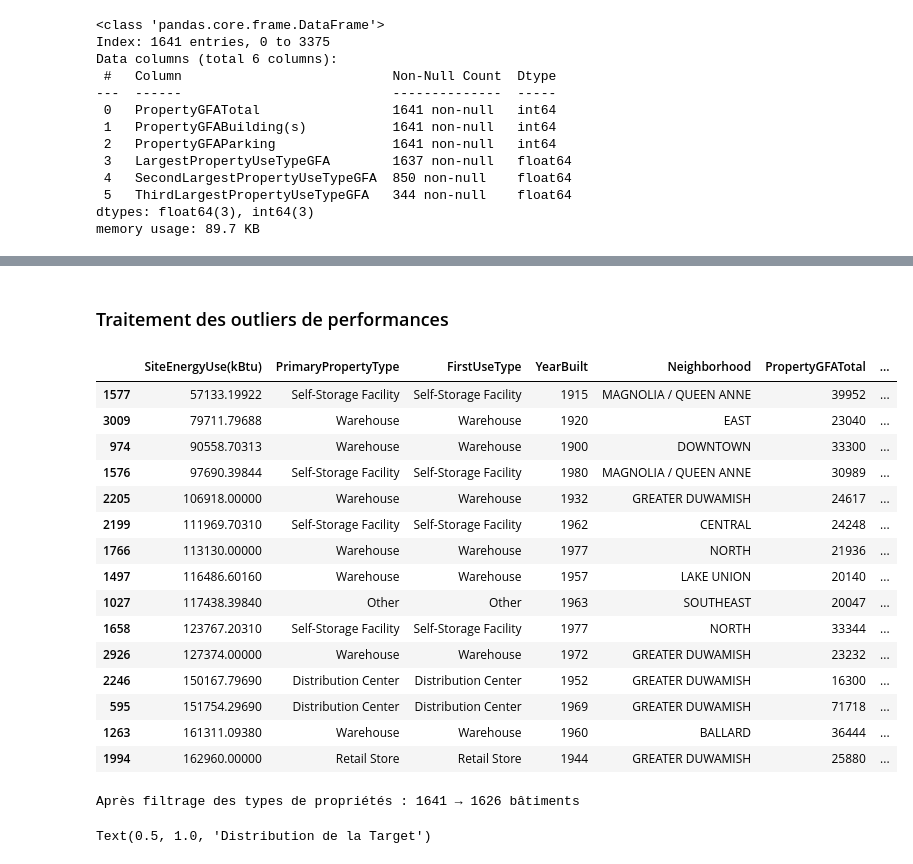
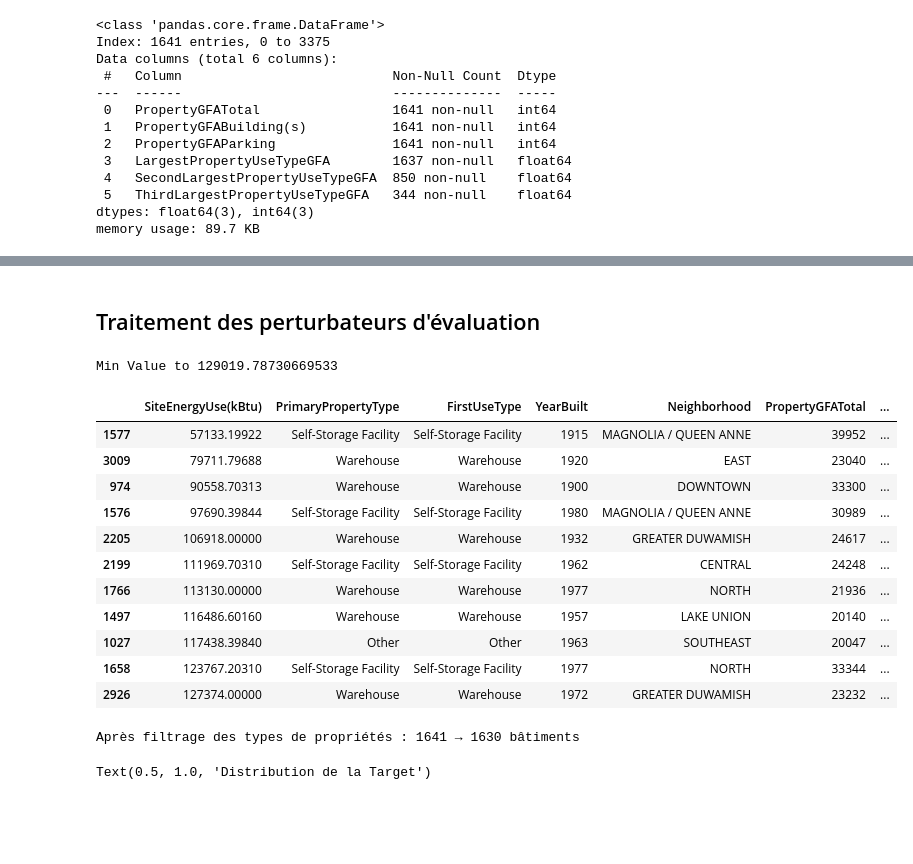
Before and after one commit to day811/OCDE-P6, a Jupyter notebook: modelistation_supervisee_EDA.ipynb, the cells around one changed output, grey strips where cells are left out. Saved outputs shown, nothing was run; the diff lists cells and outputs as text; code cells hidden in the pictures; blank space fills up the shorter version.

```diff
--- a/modelistation_supervisee_EDA.ipynb
+++ b/modelistation_supervisee_EDA.ipynb
@@ -367,10 +367,10 @@ memory usage: 89.7 KB
 # %%
 # 'YearBuilt', 'NumberofFloors', 'NumberofBuildings'
 bc_with_target[phy_cols] = bc_with_target[phy_cols].fillna(0)
-bc_with_target['3LargestGFA']= bc_with_target[['LargestPropertyUseTypeGFA', 'SecondLargestPropertyUseTypeGFA', 'ThirdLargestPropertyUseTypeGFA']].sum(axis=1)
-mask = bc_with_target['3LargestGFA']==0
-bc_with_target.loc[mask, '3LargestGFA']= bc_with_target.loc[mask, 'PropertyGFATotal']
-corr_values = ['SiteEnergyUse(kBtu)','SiteEnergyUse(kBtu)', 'PropertyGFATotal', 'PropertyGFABuilding(s)','PropertyGFAParking', 'LargestPropertyUseTypeGFA','3LargestGFA']
+bc_with_target['SumLargestGFA']= bc_with_target[['LargestPropertyUseTypeGFA', 'SecondLargestPropertyUseTypeGFA', 'ThirdLargestPropertyUseTypeGFA']].sum(axis=1)
+mask = bc_with_target['SumLargestGFA']==0
+bc_with_target.loc[mask, 'SumLargestGFA']= bc_with_target.loc[mask, 'PropertyGFATotal']
+corr_values = ['SiteEnergyUse(kBtu)','SiteEnergyUse(kBtu)', 'PropertyGFATotal', 'PropertyGFABuilding(s)','PropertyGFAParking', 'LargestPropertyUseTypeGFA','SumLargestGFA']
 bc_with_target[corr_values].corr()
 # %% [output]
 |  | SiteEnergyUse(kBtu) | SiteEnergyUse(kBtu) | PropertyGFATotal | PropertyGFABuilding(s) | PropertyGFAParking | ... |
@@ -396,7 +396,7 @@ Name: 3LargestGFA, dtype: float64
 # %%
-# Choix de 3LargestGFA comme predicteur surface pour l'efficacité
+# Choix de SumLargestGFA comme predicteur surface pour l'efficacité
 ### Analyses supplémentaires EDA
-bc_with_target['CalcSEUI(kBtu/sf)'] = bc_with_target['SiteEnergyUse(kBtu)'] / bc_with_target['3LargestGFA']
+bc_with_target['CalcSEUI(kBtu/sf)'] = bc_with_target['SiteEnergyUse(kBtu)'] / bc_with_target['SumLargestGFA']
 efficiency_target = 'CalcSEUI(kBtu/sf)'
 # 1. Distribution de la target
 plt.figure(figsize=(15, 5))
@@ -417,7 +417,7 @@ plt.tight_layout()
 plt.show()
 
 # 2. Pairplot pour variables numériques continues
-continuous_vars = [efficiency_target, '3LargestGFA', 'YearBuilt',
+continuous_vars = [efficiency_target, 'SumLargestGFA', 'YearBuilt',
                    'NumberofFloors', 'NumberofBuildings']
 sns.pairplot(bc_with_target[continuous_vars].sample(500))  # échantillon pour performance
 plt.show()
@@ -457,32 +457,30 @@ plt.show()
 [figure]
 [figure]
 # %% [markdown]
-### Traitement des outliers de performances
+## Traitement des perturbateurs d'évaluation
 # %%
 target = 'SiteEnergyUse(kBtu)'
 #target = 'CalcSEUI(kBtu/sf)'
-target_min = bc_with_target[target].mean()* 0.02
+target_min = bc_with_target[target].mean()* 0.015
 Q99 = bc_with_target[target].quantile(0.99)
+print(f"Min Value to {target_min}")
 #mask = ((bc_with_target[target] <= target_min ) | (bc_with_target[target]>=Q99))
 mask = ((bc_with_target[target] <= target_min) )
-bc_with_target[mask][[target, 'PrimaryPropertyType', 'FirstUseType', 'YearBuilt','Neighborhood', 'PropertyGFATotal','SecondLargestPropertyUseTypeGFA','3LargestGFA','ComplianceStatus']].sort_values(target)
+bc_with_target[mask][[target, 'PrimaryPropertyType', 'FirstUseType', 'YearBuilt','Neighborhood', 'PropertyGFATotal','SecondLargestPropertyUseTypeGFA','SumLargestGFA','ComplianceStatus']].sort_values(target)
 # %% [output]
+Min Value to 129019.78730669533
 |  | SiteEnergyUse(kBtu) | PrimaryPropertyType | FirstUseType | YearBuilt | Neighborhood | PropertyGFATotal | ... |
 | 1577 | 57133.19922 | Self-Storage Facility | Self-Storage Facility | 1915 | MAGNOLIA / QUEEN ANNE | 39952 | ... |
 | 3009 | 79711.79688 | Warehouse | Warehouse | 1920 | EAST | 23040 | ... |
 | 974 | 90558.70313 | Warehouse | Warehouse | 1900 | DOWNTOWN | 33300 | ... |
 | 1576 | 97690.39844 | Self-Storage Facility | Self-Storage Facility | 1980 | MAGNOLIA / QUEEN ANNE | 30989 | ... |
 | 2205 | 106918.00000 | Warehouse | Warehouse | 1932 | GREATER DUWAMISH | 24617 | ... |
 | 2199 | 111969.70310 | Self-Storage Facility | Self-Storage Facility | 1962 | CENTRAL | 24248 | ... |
 | 1766 | 113130.00000 | Warehouse | Warehouse | 1977 | NORTH | 21936 | ... |
 | 1497 | 116486.60160 | Warehouse | Warehouse | 1957 | LAKE UNION | 20140 | ... |
 | 1027 | 117438.39840 | Other | Other | 1963 | SOUTHEAST | 20047 | ... |
 | 1658 | 123767.20310 | Self-Storage Facility | Self-Storage Facility | 1977 | NORTH | 33344 | ... |
 | 2926 | 127374.00000 | Warehouse | Warehouse | 1972 | GREATER DUWAMISH | 23232 | ... |
-| 2246 | 150167.79690 | Distribution Center | Distribution Center | 1952 | GREATER DUWAMISH | 16300 | ... |
-| 595 | 151754.29690 | Distribution Center | Distribution Center | 1969 | GREATER DUWAMISH | 71718 | ... |
-| 1263 | 161311.09380 | Warehouse | Warehouse | 1960 | BALLARD | 36444 | ... |
-| 1994 | 162960.00000 | Retail Store | Retail Store | 1944 | GREATER DUWAMISH | 25880 | ... |
 # %%
 do_cleaning = True
 if do_cleaning :
@@ -491,7 +489,7 @@ else:
     bc_without_perf_outliers = bc_with_target.copy()
 print(f"Après filtrage des types de propriétés : {len(bc_with_target)} → {len(bc_without_perf_outliers)} bâtiments")
 # %% [output]
-Après filtrage des types de propriétés : 1641 → 1626 bâtiments
+Après filtrage des types de propriétés : 1641 → 1630 bâtiments
 # %%
 sns.histplot(bc_without_perf_outliers[target])
 plt.title('Distribution de la Target')
```
Also changed, not shown: parts of 8 cells of this notebook, 5 other files.
